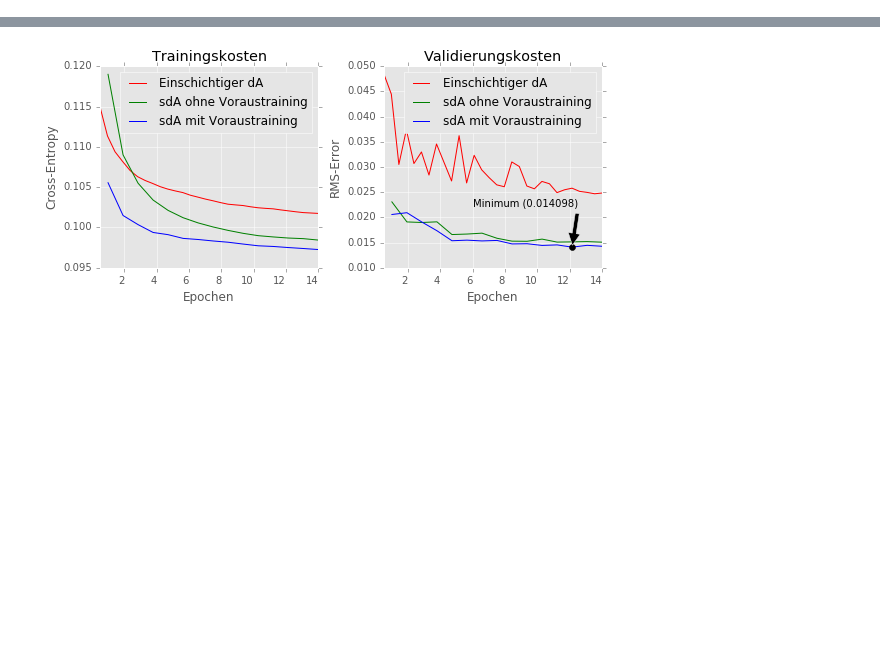
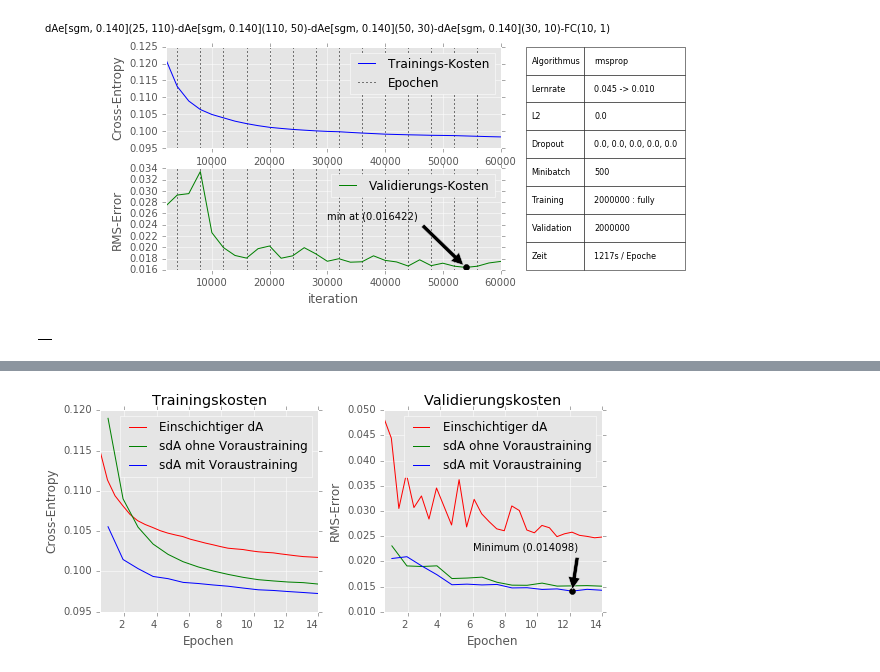
Before and after one commit to codingluke/ba-thesis-code, a Jupyter notebook: notebooks/autoencoder.ipynb, the cells around one changed output, grey strips where cells are left out. Cells and saved outputs as stored; diff of their text form; code cells hidden in the pictures; blank space fills up the shorter version.

```diff
--- a/notebooks/autoencoder.ipynb
+++ b/notebooks/autoencoder.ipynb
@@ -12,3 +23,11 @@ import matplotlib.patches as mpatches
+# %%
+mr.plot(1, experiment_name='sda4')
+# %% [output]
+[figure, added]
+# %%
+mr.get_records(4, experiment_name='sda2', typ='train')
+# %% [output]
+|  |
 # %%
 mr = MetricReader(config_dir_path='../training/no_spearmint/simple.json')
 m = MetricRecorder(config_dir_path='../training/no_spearmint/simple.json')
```
Also changed, not shown: parts of 6 cells of this notebook, 2 other files.
